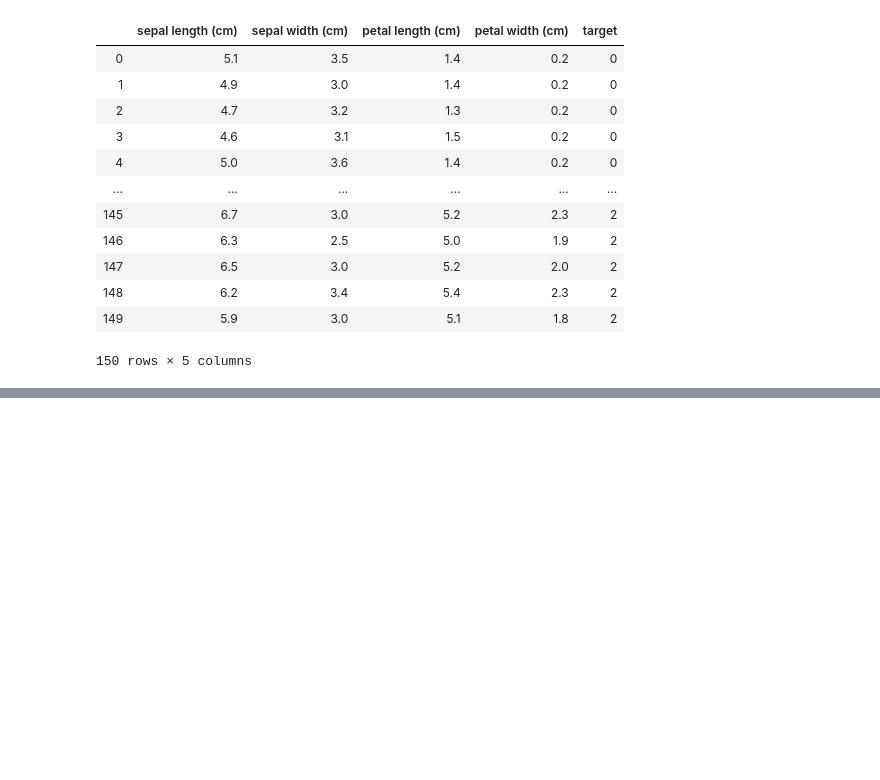
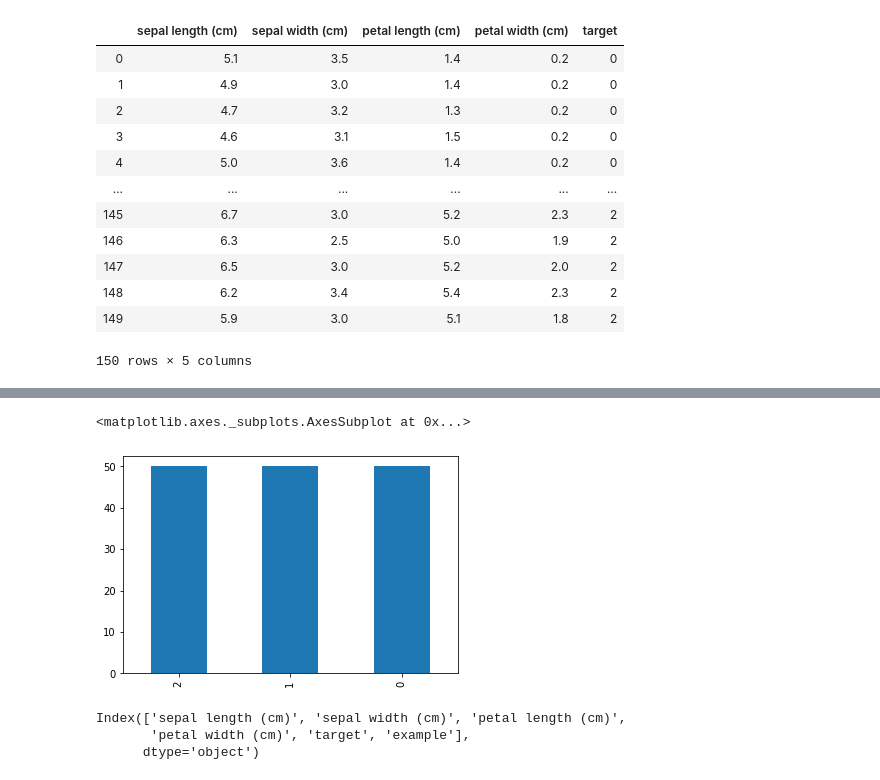
Before and after one commit to Manuelfjr/DSwithPython, a Jupyter notebook: bibliotecas/Pandas/pandas_class.ipynb, the cells around one changed output, grey strips where cells are left out. Cells and saved outputs as stored; diff of their text form; code cells hidden in the pictures; blank space fills up the shorter version.

```diff
--- a/bibliotecas/Pandas/pandas_class.ipynb
+++ b/bibliotecas/Pandas/pandas_class.ipynb
@@ -208,0 +228,11 @@ df_iris.drop(['example'],axis=1,inplace = False) # perceba que informo axis = 1,
+# %%
+df_iris.target.value_counts().plot.bar()
+# %% [output]
+<matplotlib.axes._subplots.AxesSubplot at 0x...>
+[figure, added]
+# %%
+df_iris.columns
+# %% [output]
+Index(['sepal length (cm)', 'sepal width (cm)', 'petal length (cm)',
+       'petal width (cm)', 'target', 'example'],
+      dtype='object')
```
Also changed, not shown: parts of 11 cells of this notebook, 1 other file.
